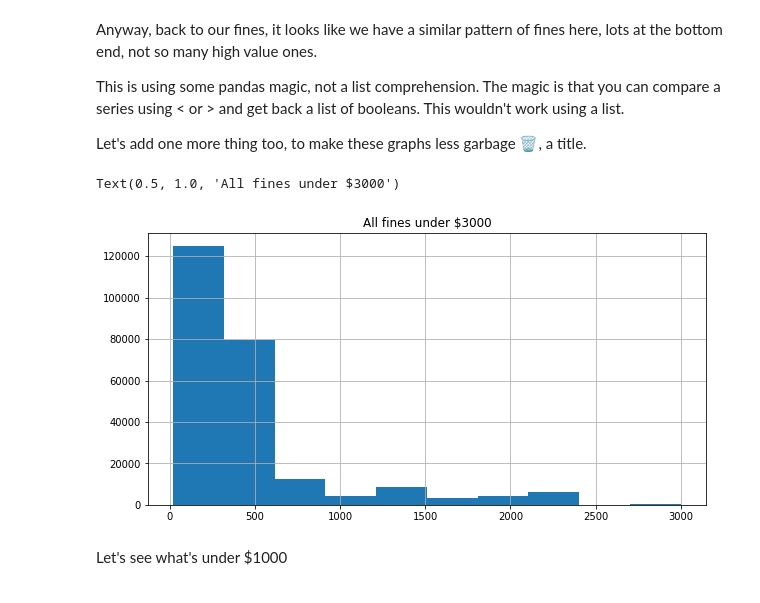
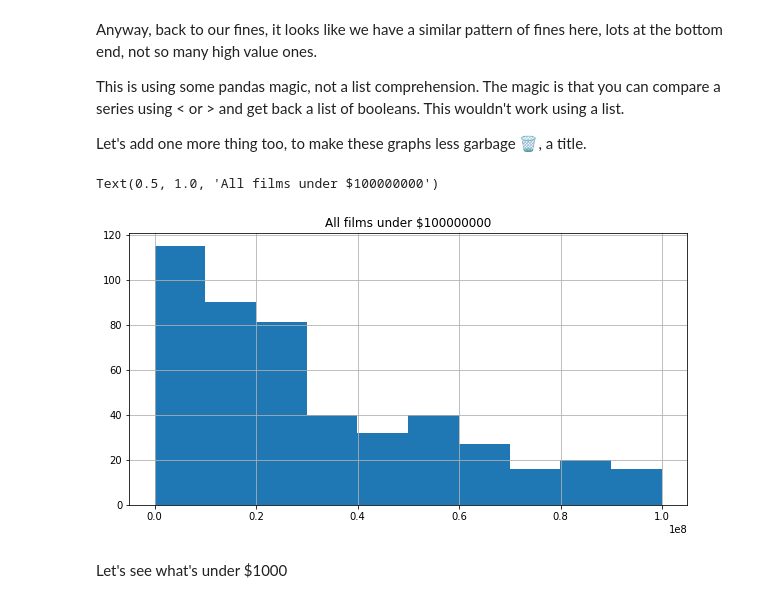
Before and after one commit to vincebacani/data_project, a Jupyter notebook: basic_pandas.ipynb, the cells around one changed output. Drawn from its saved outputs; the diff is of its cells as text; code cells hidden in the pictures.

```diff
--- a/basic_pandas.ipynb
+++ b/basic_pandas.ipynb
@@ -310,12 +310,12 @@ This is using some pandas magic, not a list comprehension. The magic is that you
 
 Let's add one more thing too, to make these graphs less garbage 🗑, a title.
 # %%
-upper_bound = 3000
-penalty_data.FACE_VALUE[penalty_data.FACE_VALUE < upper_bound].hist()
-plt.title(f"All fines under ${upper_bound}")
+upper_bound = 100000000
+disney_data.total_gross[disney_data.total_gross < upper_bound].hist()
+plt.title(f"All films under ${upper_bound}")
 # %% [output]
-Text(0.5, 1.0, 'All fines under $3000')
+Text(0.5, 1.0, 'All films under $100000000')
-[figure, old version]
+[figure, new version]
 # %% [markdown]
 Let's see what's under $1000
 # %%
```
Also changed, not shown: parts of 21 cells of this notebook, 1 other file.
